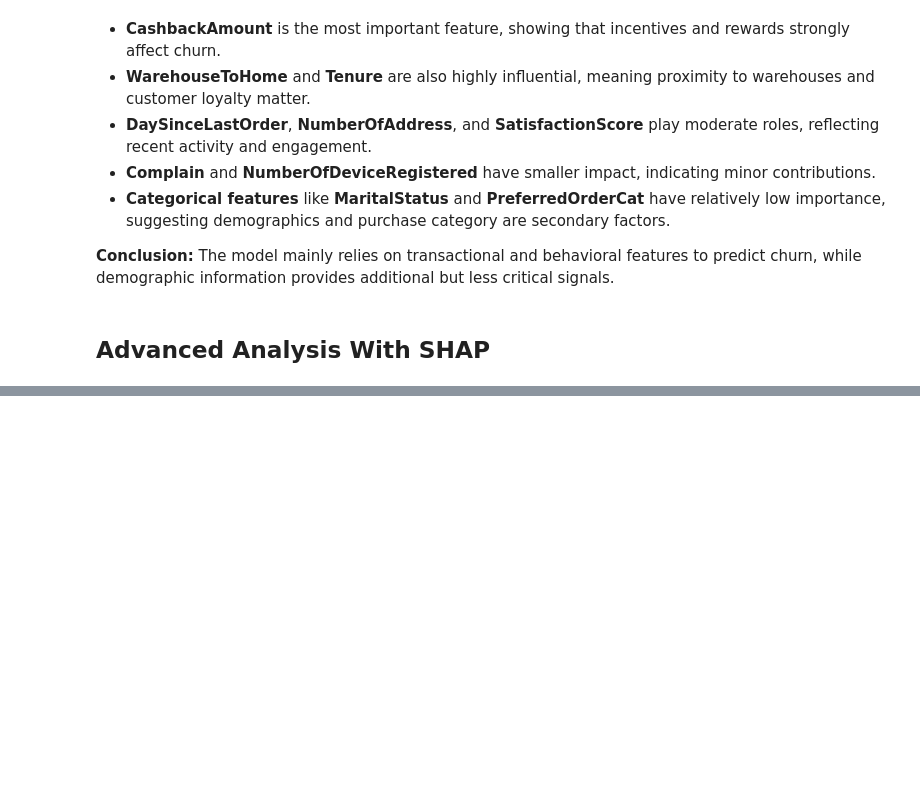
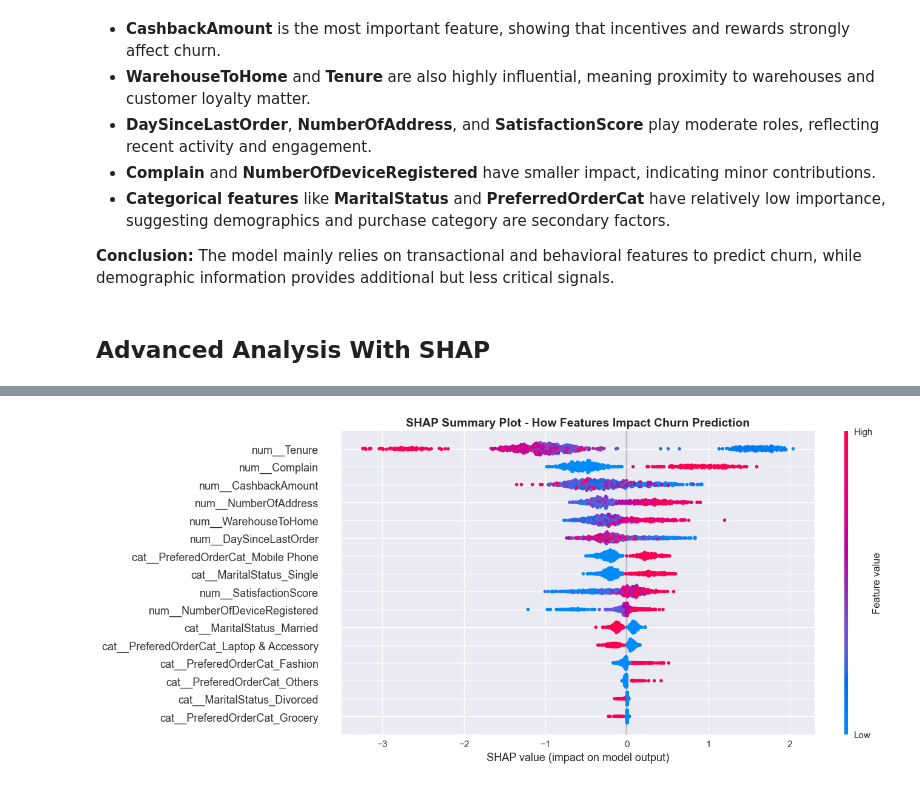
Before and after one commit to nayana-sisil/predictive-customer-churn-ecommerce-retention, a Jupyter notebook: cutomer_churn.ipynb, the cells around one changed output, grey strips where cells are left out. Cells and saved outputs as stored; diff of their text form; code cells hidden in the pictures; blank space fills up the shorter version.

```diff
--- a/cutomer_churn.ipynb
+++ b/cutomer_churn.ipynb
@@ -1895,0 +1908,7 @@ plt.show()
+# %%
+shap.summary_plot(shap_values, X_test_preprocessed, show=False,plot_size=(14, 6))
+plt.title('SHAP Summary Plot - How Features Impact Churn Prediction', fontsize=14, fontweight='bold')
+plt.tight_layout()
+plt.show()
+# %% [output]
+[figure, added]
```
Also changed, not shown: parts of 3 cells of this notebook.
